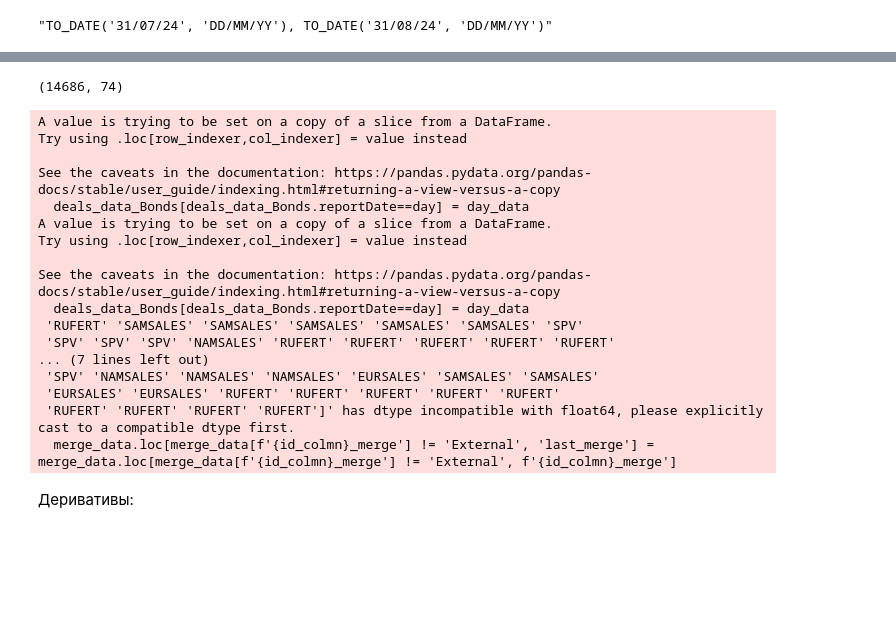
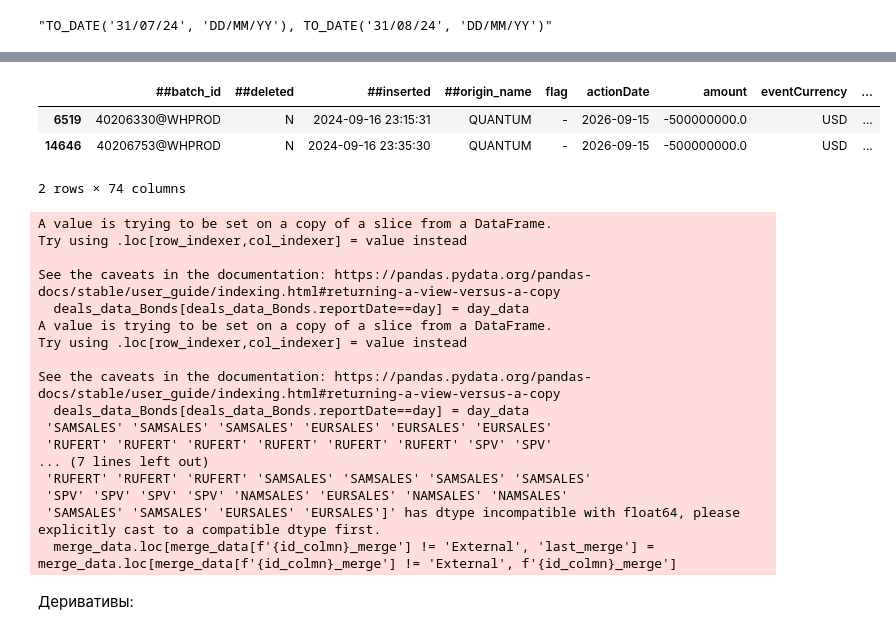
Before and after one commit to Lirollel/Work_AIM_Jupyter-Python-Pandas, a Jupyter notebook: OCP/Testing_bd/Quantum/Quantum_vs_OCP.ipynb, the cells around one changed output, grey strips where cells are left out. Drawn from its saved outputs; the diff is of its cells as text; code cells hidden in the pictures; blank space fills up the shorter version.

```diff
--- a/OCP/Testing_bd/Quantum/Quantum_vs_OCP.ipynb
+++ b/OCP/Testing_bd/Quantum/Quantum_vs_OCP.ipynb
@@ -35,5 +36 @@ data_Debt_export.head(2)
 2 rows × 74 columns
-# %%
-data_Debt_export.shape
-# %% [output]
-(14686, 74)
@@ -47,4 +37,20 @@ data_Debt_work['Entity_group'] = merge_SalesUnits(data_Debt_work, col='entity_co
+# %%
+ls = ['XXTSU52','USD','External','Citibank GB (EC)']
+# entity_code','eventCurrency','Counterparty_Group','counterparty
+data_Debt_export[(data_Debt_export.entity==ls[0])&(data_Debt_export.eventCurrency==ls[1])]
+# data_Debt_export.entity
+# %% [output]
+|  | ##batch_id | ##deleted | ##inserted | ##origin_name | flag | actionDate | amount | eventCurrency | ... |
+| 6519 | 40206330@WHPROD | N | 2024-09-16 23:15:31 | QUANTUM | - | 2026-09-15 | -500000000.0 | USD | ... |
+| 14646 | 40206753@WHPROD | N | 2024-09-16 23:35:30 | QUANTUM | - | 2026-09-15 | -500000000.0 | USD | ... |
+2 rows × 74 columns
 # %%
+assert len(data_Debt_export[data_Debt_export.entity.isna()]) == 0 # data quality
+data_Debt_work = data_Debt_export.copy() # copy data
+# merge
+data_Debt_work['entity_code'] = merge_Mapping(data_Debt_work, col='entity')
+data_Debt_work.loc[data_Debt_work.entity_code=='External', 'entity_code'] = data_Debt_work.loc[data_Debt_work.entity_code=='External', 'entity']
+data_Debt_work['Entity_group'] = merge_SalesUnits(data_Debt_work, col='entity_code', merge_col='ocpSegment')
 
 # Выполнение цикла для рассчета amount, amountUSD и присваивания значения counterparty для каждого DealSet
 
@@ -98,12 +104,12 @@ Try using .loc[row_indexer,col_indexer] = value instead
 
 See the caveats in the documentation: https://pandas.pydata.org/pandas-docs/stable/user_guide/indexing.html#returning-a-view-versus-a-copy
   deals_data_Bonds[deals_data_Bonds.reportDate==day] = day_data
- 'RUFERT' 'SAMSALES' 'SAMSALES' 'SAMSALES' 'SAMSALES' 'SAMSALES' 'SPV'
- 'SPV' 'SPV' 'SPV' 'NAMSALES' 'RUFERT' 'RUFERT' 'RUFERT' 'RUFERT' 'RUFERT'
+ 'SAMSALES' 'SAMSALES' 'SAMSALES' 'EURSALES' 'EURSALES' 'EURSALES'
+ 'RUFERT' 'RUFERT' 'RUFERT' 'RUFERT' 'RUFERT' 'RUFERT' 'SPV' 'SPV'
 ... (7 lines left out)
- 'SPV' 'NAMSALES' 'NAMSALES' 'NAMSALES' 'EURSALES' 'SAMSALES' 'SAMSALES'
- 'EURSALES' 'EURSALES' 'RUFERT' 'RUFERT' 'RUFERT' 'RUFERT' 'RUFERT'
- 'RUFERT' 'RUFERT' 'RUFERT' 'RUFERT']' has dtype incompatible with float64, please explicitly cast to a compatible dtype first.
+ 'RUFERT' 'RUFERT' 'RUFERT' 'SAMSALES' 'SAMSALES' 'SAMSALES' 'SAMSALES'
+ 'SPV' 'SPV' 'SPV' 'SPV' 'NAMSALES' 'EURSALES' 'NAMSALES' 'NAMSALES'
+ 'SAMSALES' 'SAMSALES' 'EURSALES' 'EURSALES']' has dtype incompatible with float64, please explicitly cast to a compatible dtype first.
   merge_data.loc[merge_data[f'{id_colmn}_merge'] != 'External', 'last_merge'] = merge_data.loc[merge_data[f'{id_colmn}_merge'] != 'External', f'{id_colmn}_merge']
 # %%
 # instrumentOwner_list = ['EC_ISSUED_BONDS', 'EC_TRADED_BONDS']
```
Also changed, not shown: parts of 7 cells of this notebook, 10 other files.
